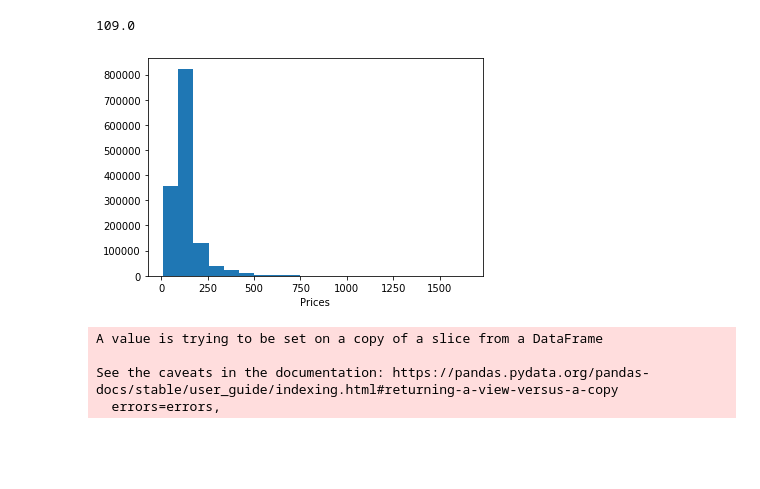
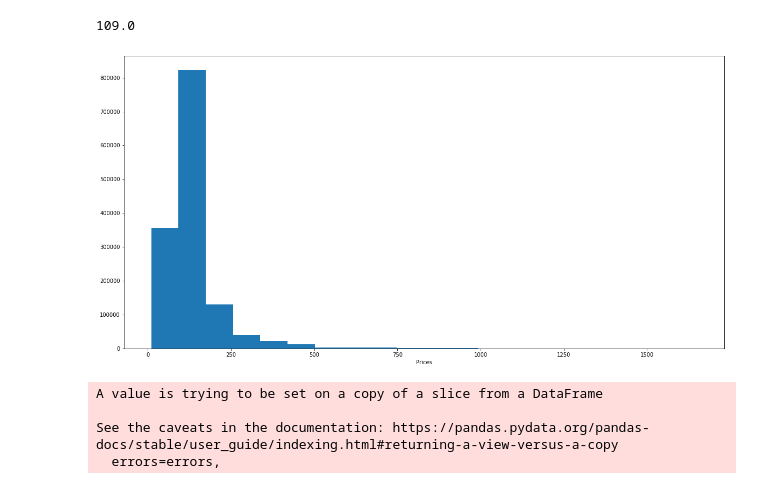
Before and after one commit to sukanto-m/Seattle-Airbnb, a Jupyter notebook: Seattle_Airbnb.ipynb, the cells around one changed output. Cells and saved outputs as stored; diff of their text form; code cells hidden in the pictures; blank space fills up the shorter version.

```diff
--- a/Seattle_Airbnb.ipynb
+++ b/Seattle_Airbnb.ipynb
@@ -76,10 +76,12 @@ df_price['price'].median() #middle point of price
 # %% [output]
 109.0
 # %%
+plt.figure(figsize=(20,10))
 plt.hist(df_price['price'],bins=20)
-plt.xlabel('Prices'); #most prices stay within the $250 range
+plt.xlabel('Prices')
+plt.savefig('listing_prices.jpg'); #most prices stay within the $250 range
 # %% [output]
-[figure, old version]
+[figure, new version]
 # %%
 df_p = df_price[df_price['available']!='f']
 df_p.drop(['listing_id'],axis=1,inplace=True)
```
Also changed, not shown: parts of 7 cells of this notebook.
